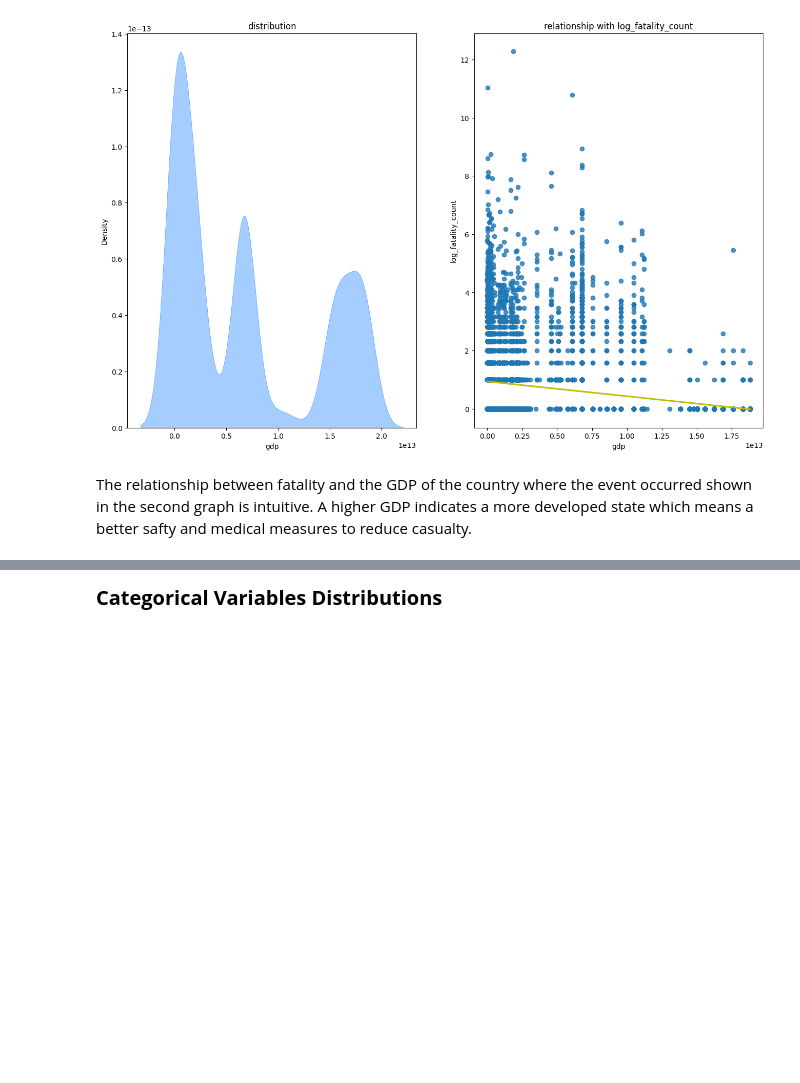
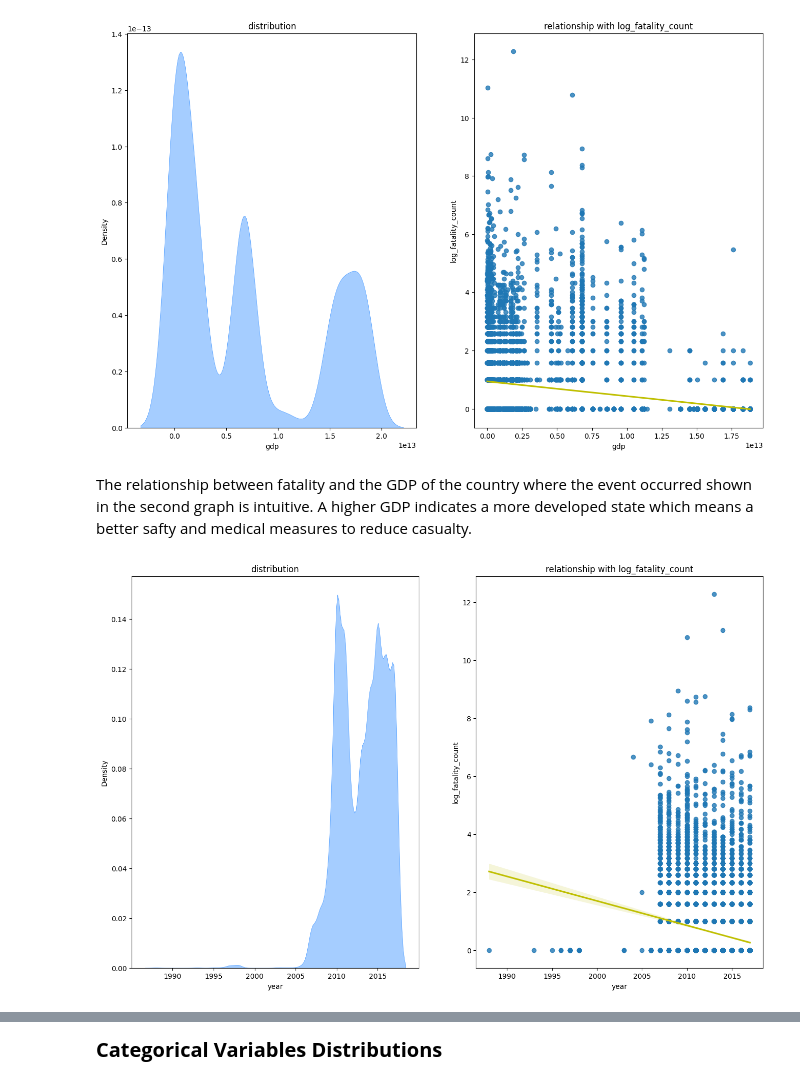
Before and after one commit to yuki172/global-landslide, a Jupyter notebook: main.ipynb, the cells around one changed output, grey strips where cells are left out. Cells and saved outputs as stored; diff of their text form; code cells hidden in the pictures; blank space fills up the shorter version.

```diff
--- a/main.ipynb
+++ b/main.ipynb
@@ -379,3 +422,7 @@ get_dist_numeric('gdp', full_data)
 [figure]
 # %% [markdown]
 The relationship between fatality and the GDP of the country where the event occurred shown in the second graph is intuitive. A higher GDP indicates a more developed state which means a better safty and medical measures to reduce casualty.
+# %%
+get_dist_numeric('year', full_data)
+# %% [output]
+[figure, added]
```
Also changed, not shown: parts of 69 cells of this notebook.
